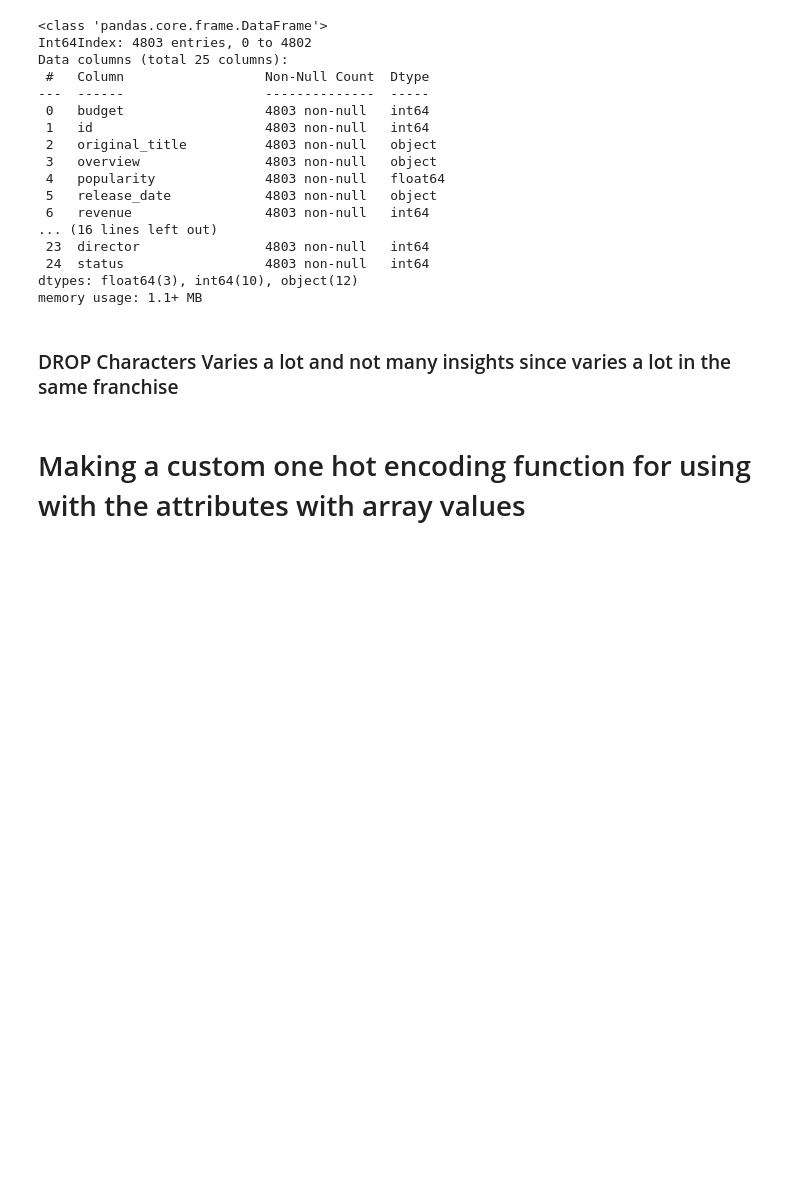
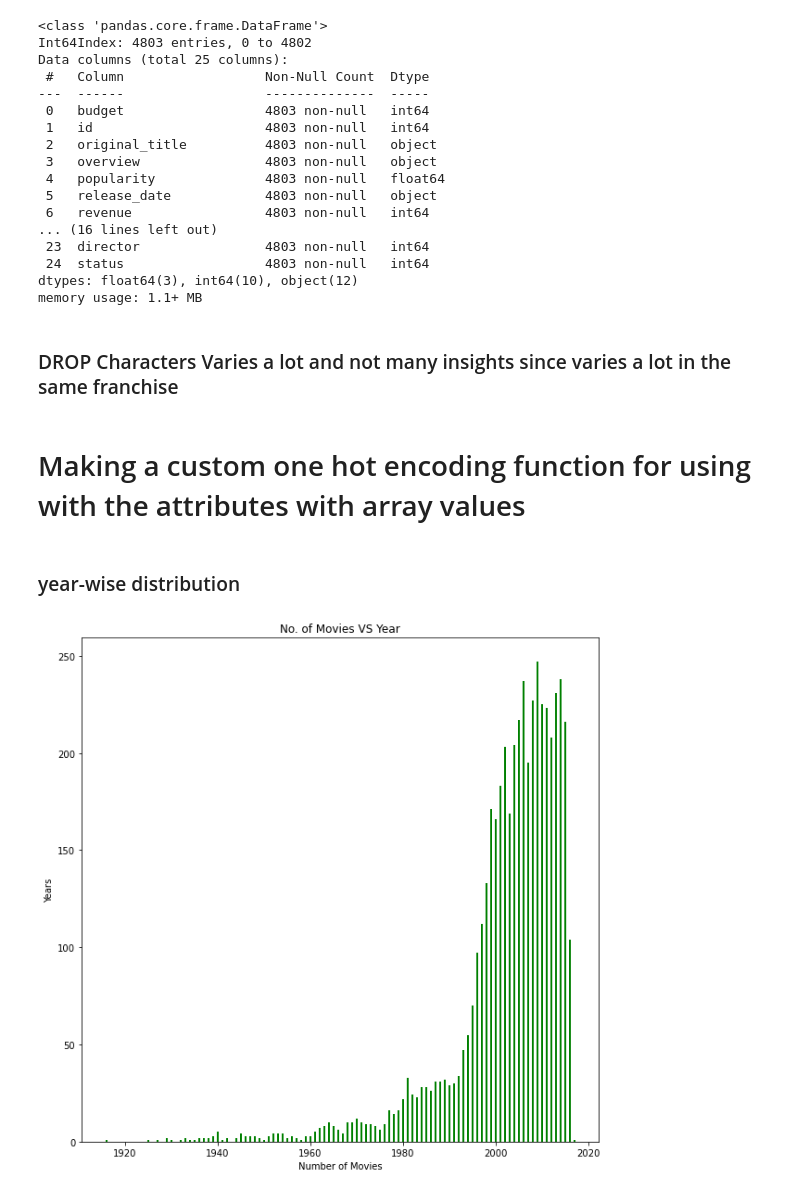
Before and after one commit to Bhagesh-Gaur/Which-Movie-Should-I-watch-A-Movie-recommender-system, a Jupyter notebook: py_notebooks/project_dataset.ipynb, the cells around one changed output. Saved outputs shown, nothing was run; the diff lists cells and outputs as text; code cells hidden in the pictures; blank space fills up the shorter version.

```diff
--- a/py_notebooks/project_dataset.ipynb
+++ b/py_notebooks/project_dataset.ipynb
@@ -719,3 +719,33 @@ data = one_hot_encode_arr_attri(10, data, production_companies, "production_comp
 data = one_hot_encode_arr_attri(10, data, languages, "spoken_languages")
 # %%
 data.to_csv('tmdb_prepro.csv')
+# %% [markdown]
+### year-wise distribution
+# %%
+for i in range(len(data)):
+    data.loc[i, "release_date"] = data.loc[i, "release_date"][:4]
+date_dic = dict(data["release_date"].value_counts())
+# %%
+mad, mid = sorted(list(date_dic.keys()))[-1], sorted(list(date_dic.keys()))[1]
+# %%
+labels = []
+mid = int(mid)
+mad = int(mad)
+for i in range(mid, mad+1):
+    labels.append(i)
+
+date_counts = [0] * len(labels)
+for i in date_dic.keys():
+    if(i != ""):
+        date_counts[labels.index(int(i))] = date_dic[i]
+# %%
+f = plt.figure()
+f.set_figwidth(10)
+f.set_figheight(10)
+plt.xlabel("Number of Movies")
+plt.ylabel("Years")
+plt.title("No. of Movies VS Year")
+plt.bar(labels, date_counts, color ='green', width = 0.4)
+plt.show()
+# %% [output]
+[figure, added]
```
Also changed, not shown: parts of 1 cell of this notebook, 1 other file.
